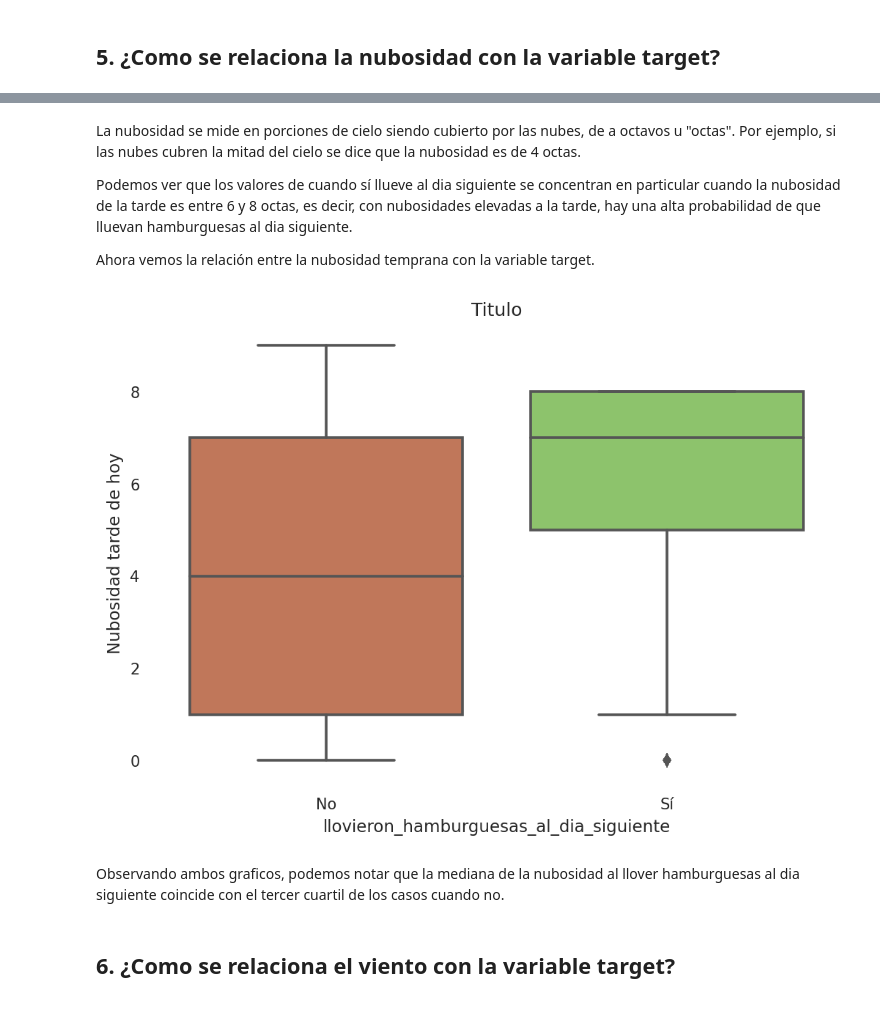
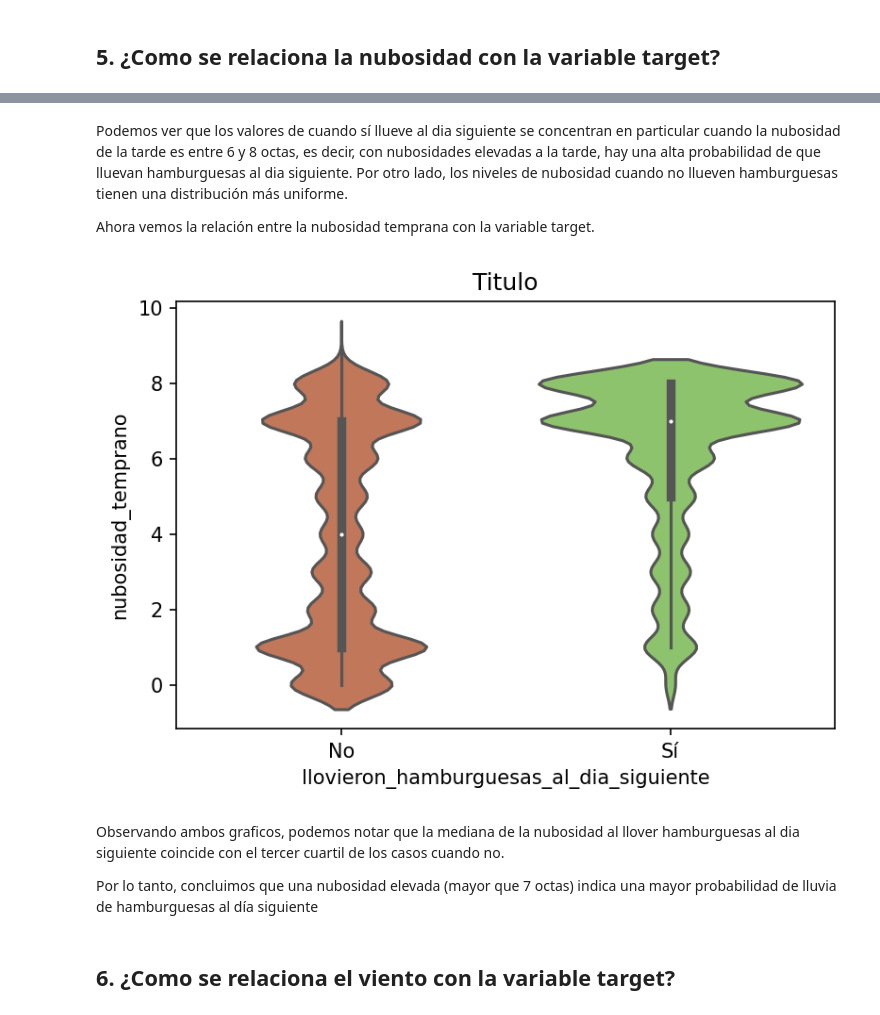
Before and after one commit to aflouret/lluvia-de-hamburguesas, a Jupyter notebook: tp.ipynb, the cells around one changed output, grey strips where cells are left out. Cells and saved outputs as stored; diff of their text form; code cells hidden in the pictures.

```diff
--- a/tp.ipynb
+++ b/tp.ipynb
@@ -383,26 +391,25 @@ plt.show()
 # %% [markdown]
-La nubosidad se mide en porciones de cielo siendo cubierto por las nubes, de a octavos u "octas". Por ejemplo, si las nubes cubren la mitad del cielo se dice que la nubosidad es de 4 octas.
-
-Podemos ver que los valores de cuando sí llueve al dia siguiente se concentran en particular cuando la nubosidad de la tarde es entre 6 y 8 octas, es decir, con nubosidades elevadas a la tarde, hay una alta probabilidad de que lluevan hamburguesas al dia siguiente.
+Podemos ver que los valores de cuando sí llueve al dia siguiente se concentran en particular cuando la nubosidad de la tarde es entre 6 y 8 octas, es decir, con nubosidades elevadas a la tarde, hay una alta probabilidad de que lluevan hamburguesas al dia siguiente. Por otro lado, los niveles de nubosidad cuando no llueven hamburguesas tienen una distribución más uniforme.
 
 Ahora vemos la relación entre la nubosidad temprana con la variable target.
 # %%
 plt.figure(dpi=150)
 plt.title("Titulo")
-sns.boxplot(
+sns.violinplot(
     data=df,
 
     y='nubosidad_temprano',
     x='llovieron_hamburguesas_al_dia_siguiente',
     palette=['#D17049', "#89D15E"],
 )
-plt.ylabel("Nubosidad tarde de hoy")
 plt.xticks([False, True], ["No", "Sí"])
 plt.show()
 # %% [output]
-[figure, old version]
+[figure, new version]
 # %% [markdown]
 Observando ambos graficos, podemos notar que la mediana de la nubosidad al llover hamburguesas al dia siguiente coincide con el tercer cuartil de los casos cuando no.
+
+Por lo tanto, concluimos que una nubosidad elevada (mayor que 7 octas) indica una mayor probabilidad de lluvia de hamburguesas al día siguiente
 # %% [markdown]
 ## 6. ¿Como se relaciona el viento con la variable target?
 # %% [markdown]
```
Also changed, not shown: parts of 32 cells of this notebook.
